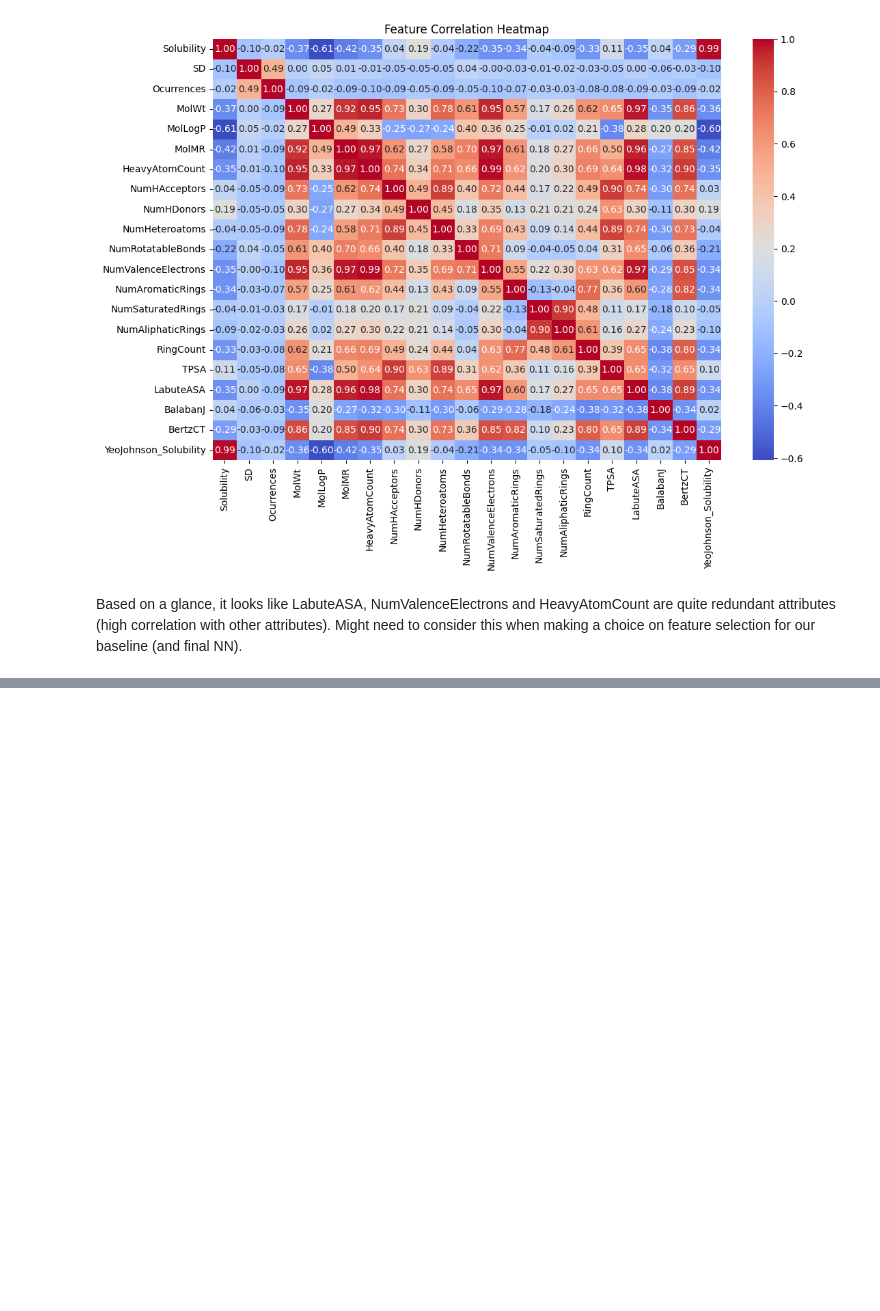
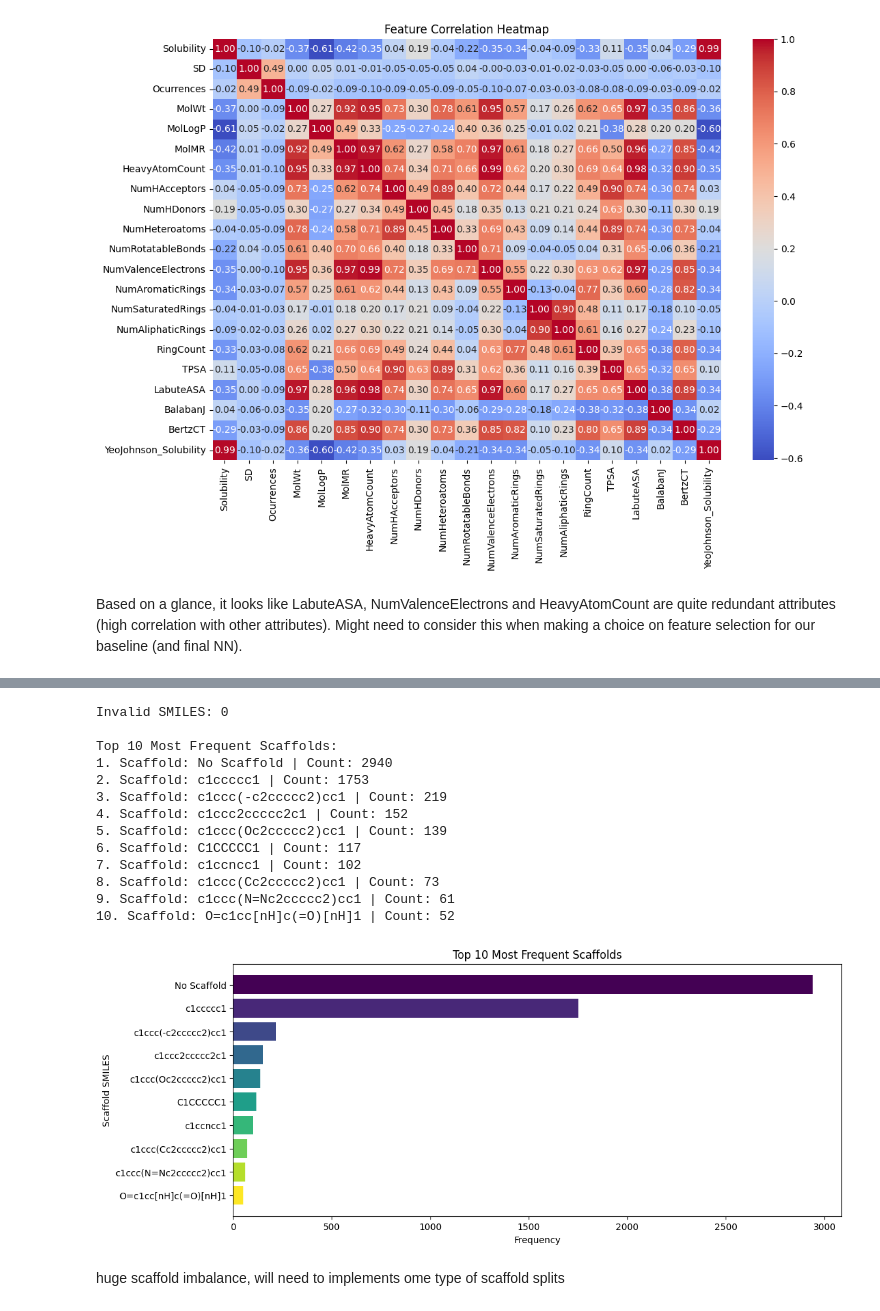
Before and after one commit to RaiyannJ/BioSolveAI, a Jupyter notebook: EDA.ipynb, the cells around one changed output, grey strips where cells are left out. Cells and saved outputs as stored; diff of their text form; code cells hidden in the pictures; blank space fills up the shorter version.

```diff
--- a/EDA.ipynb
+++ b/EDA.ipynb
@@ -218,3 +220,53 @@ plt.show()
 [figure]
 # %% [markdown]
 Based on a glance, it looks like LabuteASA, NumValenceElectrons and HeavyAtomCount are quite redundant attributes (high correlation with other attributes). Might need to consider this when making a choice on feature selection for our baseline (and final NN).
+# %%
+from rdkit.Chem.Scaffolds import MurckoScaffold
+from collections import Counter
+
+# exploring the scaffolds in our data set (will be useful for scaffold splits)
+
+# want to standardized smiles from rdkit library
+def standardize_smiles(smiles):
+    mol = Chem.MolFromSmiles(smiles)
+    return Chem.MolToSmiles(mol) if mol else None
+
+df["RDKit_SMILES"] = df["SMILES"].apply(standardize_smiles)
+
+# extract murcko scaffold
+def get_scaffold(smiles):
+    mol = Chem.MolFromSmiles(smiles)
+    if mol:
+        scaffold = MurckoScaffold.GetScaffoldForMol(mol)
+        scaffold_smiles = Chem.MolToSmiles(scaffold)
+        return scaffold_smiles if scaffold_smiles else "No Scaffold"
+    return "INVALID"
+
+df["Scaffold"] = df["RDKit_SMILES"].apply(get_scaffold)
+
+# check how many invalid scaffolds were found
+num_invalid = (df["Scaffold"] == "INVALID").sum()
+print(f"Invalid SMILES: {num_invalid}")
+
+# count scaffold occurrences
+scaffold_counts = Counter(df["Scaffold"].dropna())
+sorted_scaffolds = scaffold_counts.most_common(10)
+
+# visualize top 10 most common scaffolds
+scaffold_df = pd.DataFrame(sorted_scaffolds, columns=["Scaffold", "Count"])
+
+print("\nTop 10 Most Frequent Scaffolds:")
+for i, (scaffold, count) in enumerate(sorted_scaffolds):
+    print(f"{i+1}. Scaffold: {scaffold} | Count: {count}")
+
+scaffold_df = pd.DataFrame(sorted_scaffolds, columns=["Scaffold", "Count"])
+
+colors = plt.cm.viridis(np.linspace(0, 1, len(scaffold_df)))
+plt.figure(figsize=(12, 5))
+plt.barh(scaffold_df["Scaffold"], scaffold_df["Count"], color=colors)
+plt.xlabel("Frequency")
+plt.ylabel("Scaffold SMILES")
+plt.title("Top 10 Most Frequent Scaffolds")
+plt.gca().invert_yaxis()
+plt.show()
+# %% [output]
@@ -220,0 +290,16 @@ Based on a glance, it looks like LabuteASA, NumValenceElectrons and HeavyAtomCou
+Invalid SMILES: 0
+
+Top 10 Most Frequent Scaffolds:
+1. Scaffold: No Scaffold | Count: 2940
+2. Scaffold: c1ccccc1 | Count: 1753
+3. Scaffold: c1ccc(-c2ccccc2)cc1 | Count: 219
+4. Scaffold: c1ccc2ccccc2c1 | Count: 152
+5. Scaffold: c1ccc(Oc2ccccc2)cc1 | Count: 139
+6. Scaffold: C1CCCCC1 | Count: 117
+7. Scaffold: c1ccncc1 | Count: 102
+8. Scaffold: c1ccc(Cc2ccccc2)cc1 | Count: 73
+9. Scaffold: c1ccc(N=Nc2ccccc2)cc1 | Count: 61
+10. Scaffold: O=c1cc[nH]c(=O)[nH]1 | Count: 52
+[figure, added]
+# %% [markdown]
+huge scaffold imbalance, will need to implements ome type of scaffold splits
```
Also changed, not shown: parts of 7 cells of this notebook.
